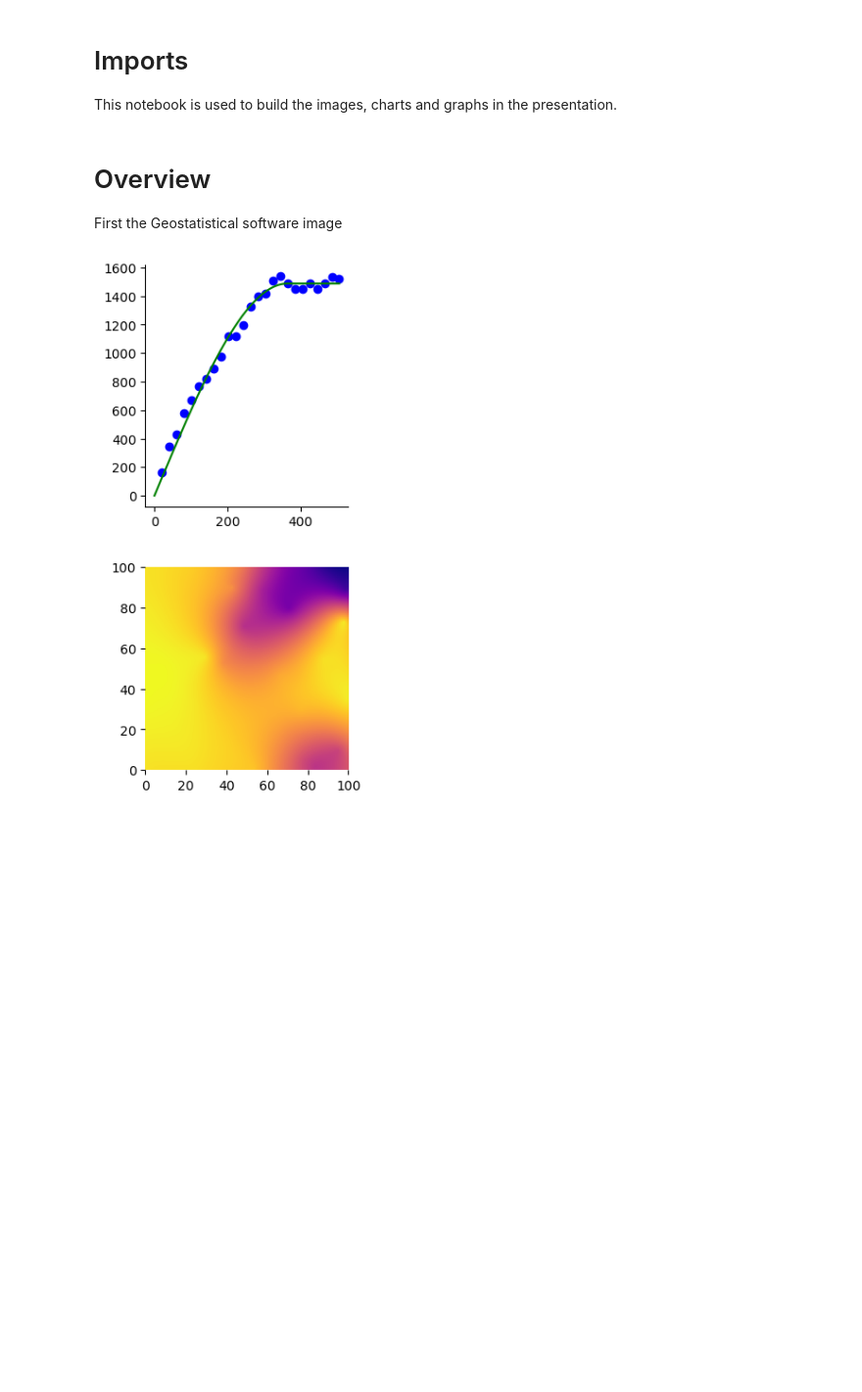
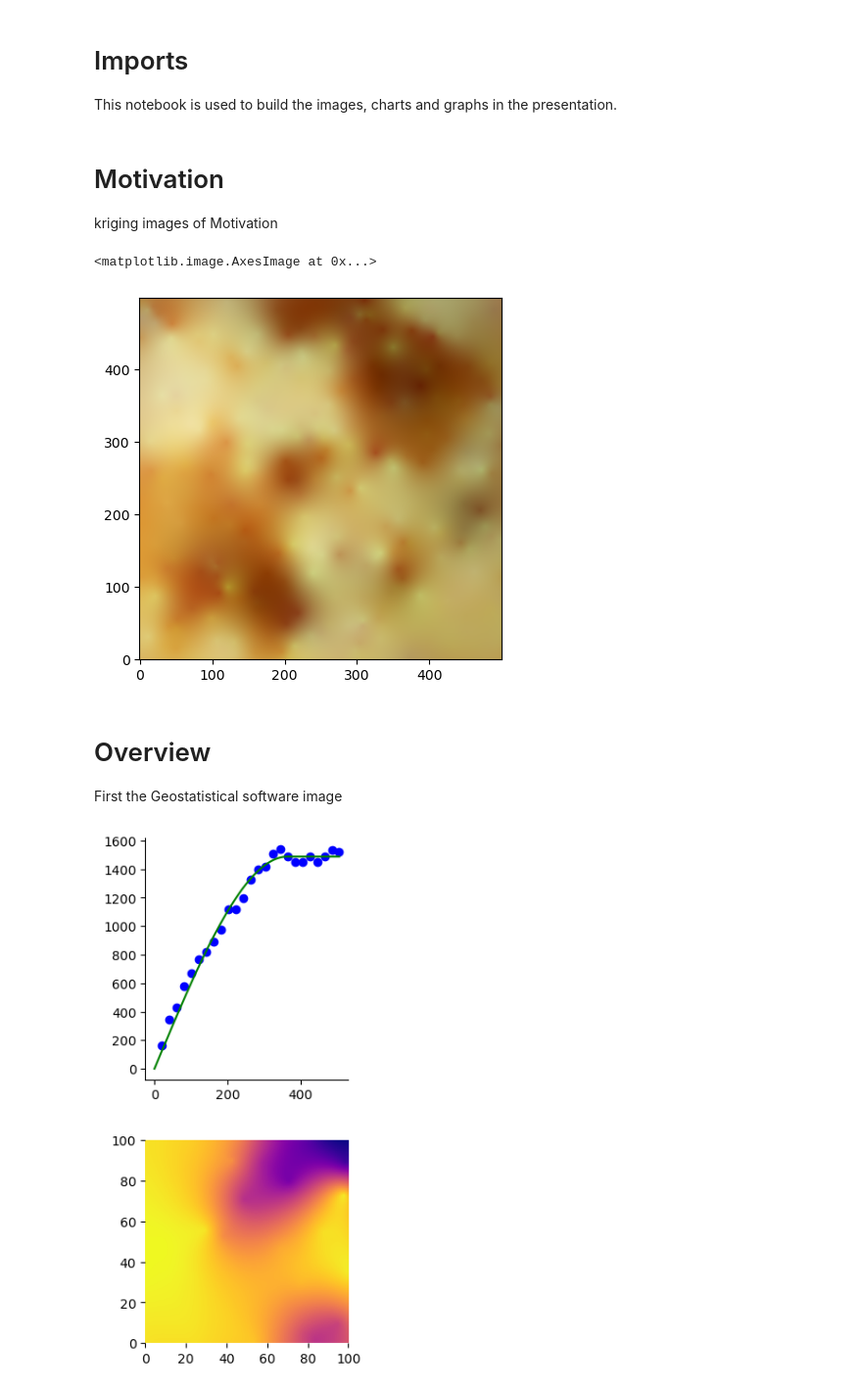
Before and after one commit to mmaelicke/phd_defense, a Jupyter notebook: images.ipynb, the cells around one changed output. Shown at 98% size. Cells and saved outputs as stored; diff of their text form; code cells hidden in the pictures; blank space fills up the shorter version.

Commit message:
add motivation example

```diff
--- a/images.ipynb
+++ b/images.ipynb
@@ -9,6 +9,54 @@ skg.plotting.backend('plotly')
 import plotly.graph_objects as go
 from plotly.subplots import make_subplots
 import matplotlib.pyplot as plt
+# %% [markdown]
+# Motivation
+
+kriging images of Motivation
+# %%
+import skgstat as skg
+import numpy as np
+import matplotlib.pyplot as plt
+from tqdm import tqdm
+
+# get the pancake bands
+red = skg.data.pancake_field(band=0).get('sample')
+green = skg.data.pancake_field(band=1).get('sample')
+blue = skg.data.pancake_field(band=2).get('sample')
+
+rgb = np.stack([red, green, blue], axis=-1)
+# plt.imshow(rgb, origin='lower')
+
+
+# create N random samples across the axes
+N = 300
+np.random.seed(42)
+x = np.random.rand(N) * 500
+np.random.seed(43)
+y = np.random.rand(N) * 500
+coords = np.stack([x, y], axis=-1).astype(int)
+# get the values of each band at the coordinates
+red_vals = np.array([red[c[0]][c[1]] for c in coords])
+blue_vals = np.array([blue[c[0]][c[1]] for c in coords])
+green_vals = np.array([green[c[0]][c[1]] for c in coords])
+
+varios = []
+krigs = []
+sigmas = []
+
+for vals in tqdm([red_vals, green_vals, blue_vals]):
+    v = skg.Variogram(coords, vals, maxlag=0.6, model='spherical', n_lags=25, use_nugget=True)
+    varios.append(v)
+
+    # kriging
+    krige = v.to_gs_krige()
+    field, sigma = krige.structured([range(500), range(500)])
+    krigs.append(field)
+
+plt.imshow(np.stack(krigs, axis=-1).astype(int), origin='lower')
+# %% [output]
+<matplotlib.image.AxesImage at 0x...>
+[figure, added]
 # %% [markdown]
 # Overview
 
```
